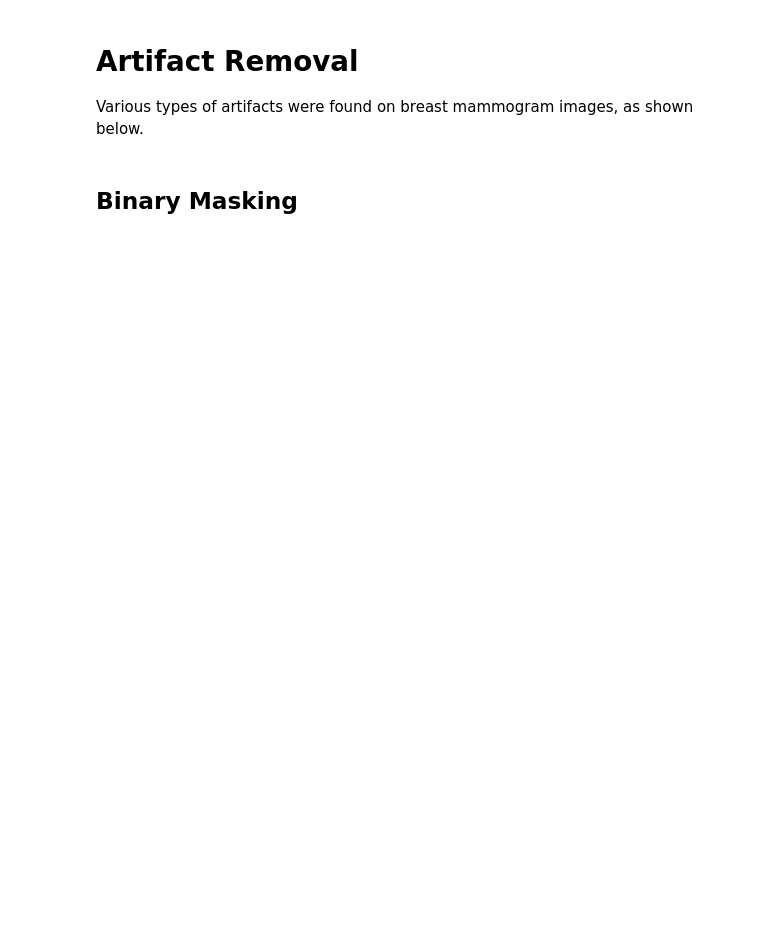
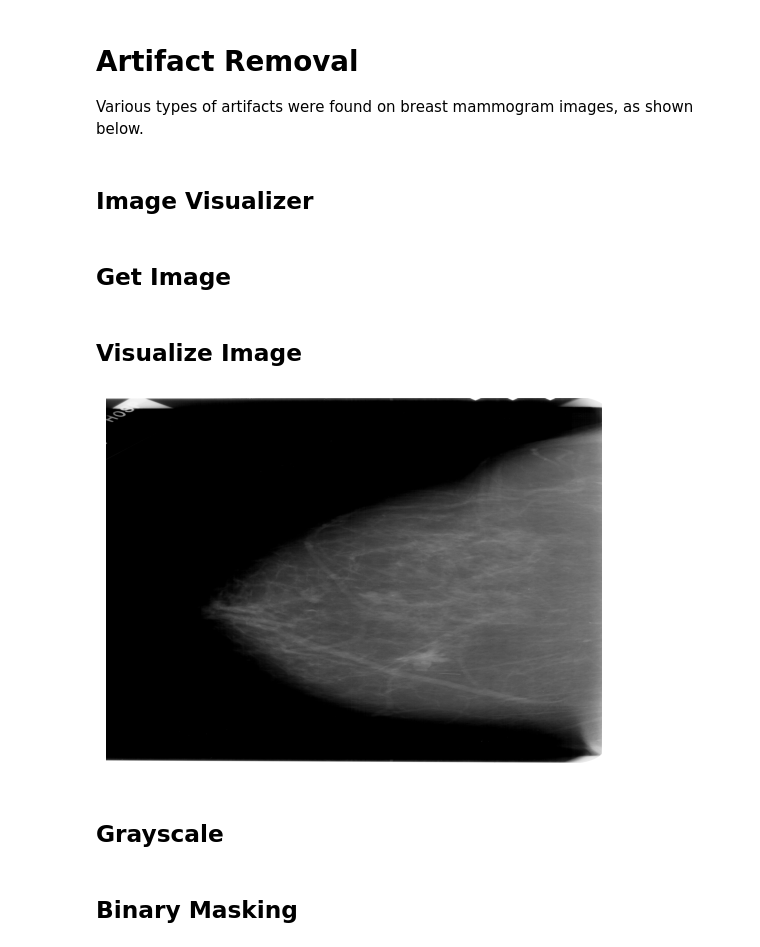
Before and after one commit to john-james-ai/BreastCancerDetection, a Jupyter notebook: notebooks/lab/artifact.ipynb, the cells around one changed output. Cells and saved outputs as stored; diff of their text form; code cells hidden in the pictures; blank space fills up the shorter version.

```diff
--- a/notebooks/lab/artifact.ipynb
+++ b/notebooks/lab/artifact.ipynb
@@ -25,8 +12,23 @@ img4 = grayscale(img4)
-# %%
-fig, axes = plt.subplots(nrows=1, ncols=4, figsize=(12,6))
-_ = axes[0].imshow(img1, cmap='gray', aspect='auto')
-_ = axes[1].imshow(img2, cmap='gray',aspect='auto')
-_ = axes[2].imshow(img3, cmap='gray',aspect='auto')
-_ = axes[3].imshow(img4, cmap='gray',aspect='auto')
-plt.tight_layout()
-plt.show()
+# %% [markdown]
+## Image Visualizer
+# %%
+def plot(img):
+    fig, ax = plt.subplots()
+    ax.set_axis_off()
+    _ = ax.imshow(img, cmap='gray',  aspect='auto')
+# %% [markdown]
+## Get Image
+# %%
+mmg_id = "Mass-Training_P_01641_LEFT_CC"
+condition = lambda x: x["mmg_id"] == mmg_id
+repo = ImageRepo()
+meta = repo.query(condition=condition)
+img = repo.get(meta['filepath'])
+# %% [markdown]
+## Visualize Image
+# %%
+plot(img=img)
+# %% [output]
+[figure, added]
+# %% [markdown]
+## Grayscale
```
Also changed, not shown: parts of 10 cells of this notebook, 31 other files.
